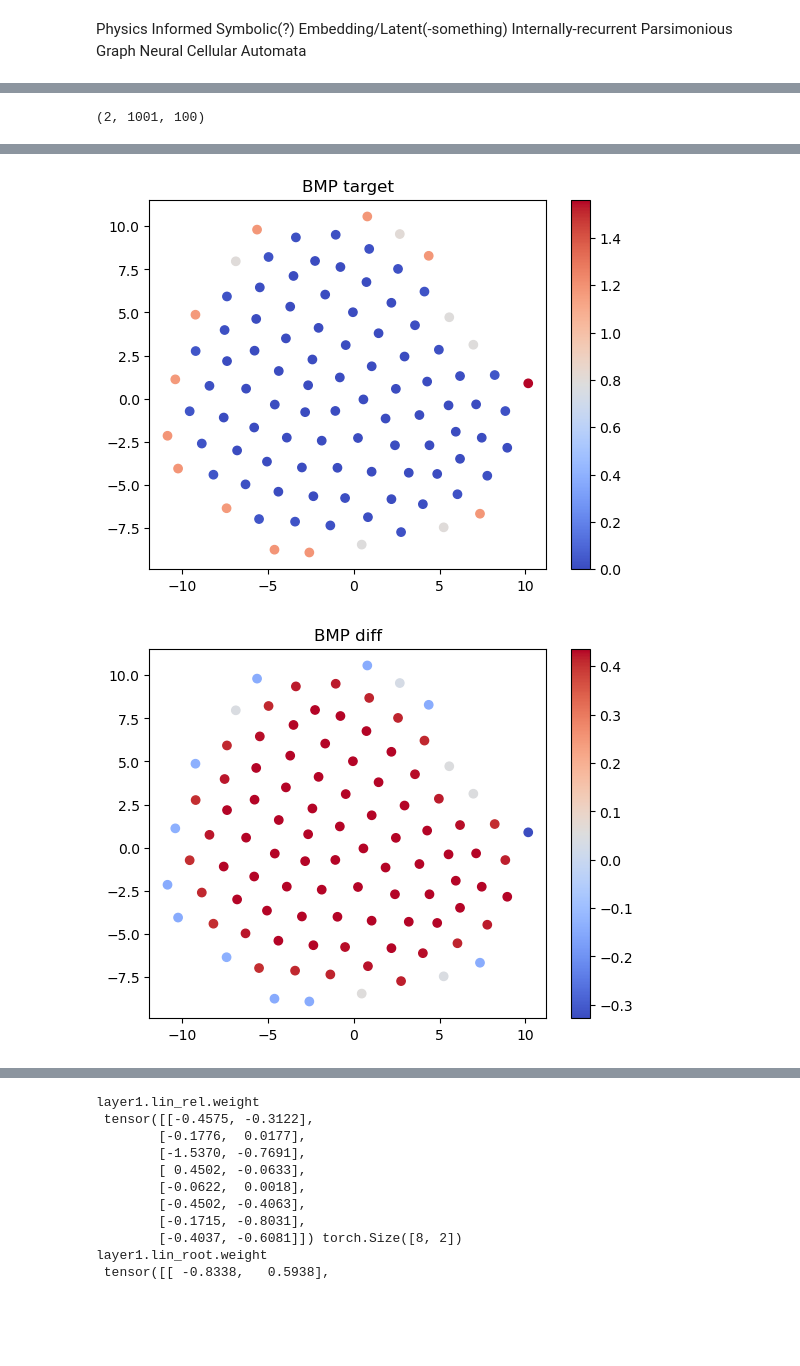
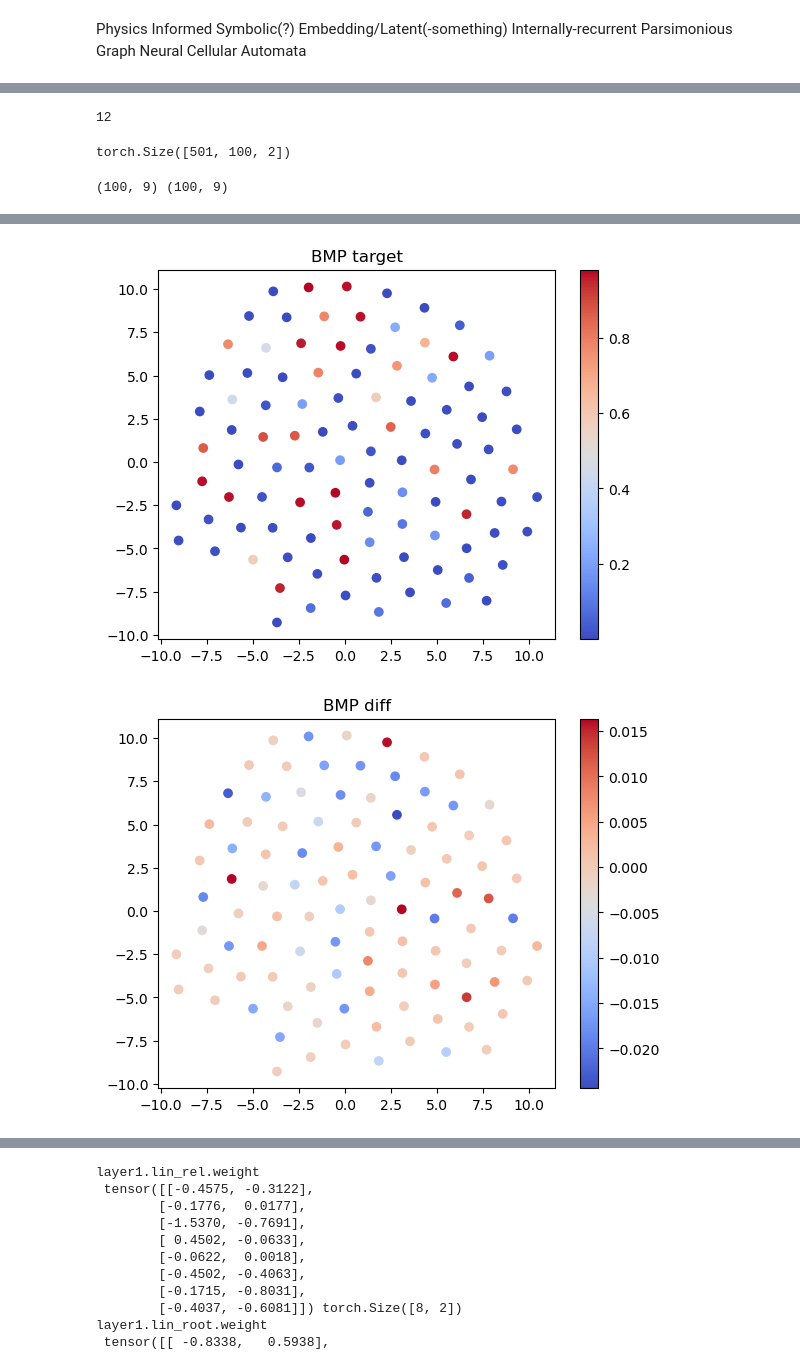
Before and after one commit to JakobSchauser/PhD, a Jupyter notebook: code/NCAs/NCA_message_passing.ipynb, the cells around one changed output, grey strips where cells are left out. Cells and saved outputs as stored; diff of their text form; code cells hidden in the pictures; blank space fills up the shorter version.

Commit message:
working w/ actual (simulated) data

```diff
--- a/code/NCAs/NCA_message_passing.ipynb
+++ b/code/NCAs/NCA_message_passing.ipynb
@@ -55,17 +74,13 @@ class Enviroment():
     def __init__(self):
         # load the data
 
-        self.positions = np.load('data/positions.npy')
+        self.positions = positions
 
         self.ys = []
         self.y_test = []
-        for i in range(4):
-            for name in ("BMP", "FGF"):
-                d = np.array([np.load(f'data/quarter_{i}_{name}.csv_BMP_levels.npy'), np.load(f'data/quarter_{i}_{name}.csv_FGF_levels.npy')])
-                self.ys.append(torch.tensor(d.T, dtype=torch.float32))
 
-            self.y_test.append(np.array([np.load(f'data/quarter_{i}_both.csv_BMP_levels.npy'), np.load(f'data/quarter_{i}_both.csv_FGF_levels.npy')]))
-
+        for d in data:
+            self.ys.append(torch.tensor(d, dtype=torch.float32))
 
         self.model = None
         self.optimizer = None
@@ -83,11 +98,13 @@ class Enviroment():
     def get_edges(self, positions):
         # create a graph with 1000 nodes
         # create a KD tree for fast nearest neighbor search
-        tree = KDTree(positions)
-        dists, indices = tree.query(positions, k=10)
+        # tree = KDTree(positions)
+        # dists, indices = tree.query(positions, k=10)
 
-        indices[dists > 4.5] = -1
+        # indices[dists > 4.5] = -1
 
+        indices, dists = find_filtered_voronoi_neighbor_knn_limited_mask(positions, 8,)
+        print(indices.shape, dists.shape)
         # create adjacency matrix
         adj_matrix = np.zeros((100, 100))
         for i in range(100):
@@ -169,13 +186,11 @@ class Enviroment():
         for epoch in range(1,epochs+1):
             loss = torch.tensor(0.0)
             avg_loss = torch.tensor(0.0)
-            print((epoch)%5 if (epoch)%5 !=0 else 5, end='\r')
-
             for yy in self.ys:
-                n_steps = yy.shape[1] - 1
-                for i in range(1,n_steps):
-                    X = yy[:,i]
-                    target = yy[:,i + 1]
+                n_steps = yy.shape[0] - 1
+                for i in range(n_steps):
+                    X = yy[i]
+                    target = yy[i + 1]
 
                     # X, target = self.transformation(X, target)
 
@@ -211,5 +226,5 @@ env = Enviroment()
 
 env.set_model(model)
 
-env.train(5000)
+env.train(20)
 # %% [output]
@@ -234,10 +232,18 @@ KeyboardInterrupt:
+# %%
+len(env.ys)
+# %% [output]
+12
 # %%
 model.train(False)
 
-y_val = np.array([np.load(f'data/quarter_3_both.csv_BMP_levels.npy'), np.load(f'data/quarter_3_both.csv_FGF_levels.npy')])
+# y_val = np.array([np.load(f'data/quarter_3_both.csv_BMP_levels.npy'), np.load(f'data/quarter_3_both.csv_FGF_levels.npy')])
+y_val = env.ys[1]
+
+
+iii = 50
 print(y_val.shape)
-X = torch.tensor(y_val.T[:,1], dtype=torch.float32)
-target = torch.tensor(y_val.T[:,2], dtype=torch.float32)
+X = torch.tensor(y_val[iii], dtype=torch.float32)
+target = torch.tensor(y_val[iii+1], dtype=torch.float32)
 
 edges, edge_weights = env.get_edges(env.positions)
 
@@ -282,4 +288,5 @@ plt.colorbar()
 plt.title('FGF target')
 plt.show()
 # %% [output]
-(2, 1001, 100)
+torch.Size([501, 100, 2])
+(100, 9) (100, 9)
@@ -288,2 +295,2 @@ plt.show()
-[figure, old version]
+[figure, new version]
-[figure, old version]
+[figure, new version]
```
Also changed, not shown: parts of 6 cells of this notebook, 1 other file.
